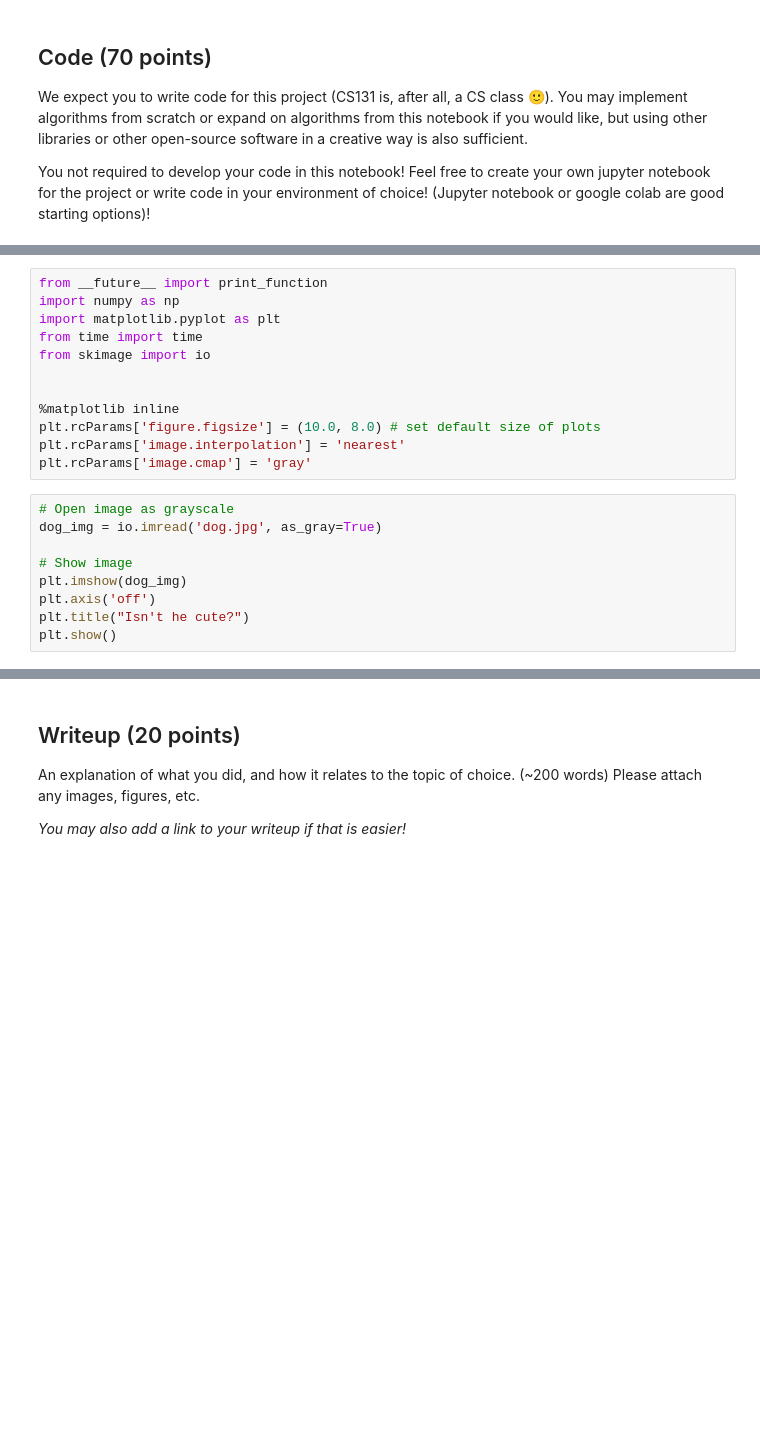
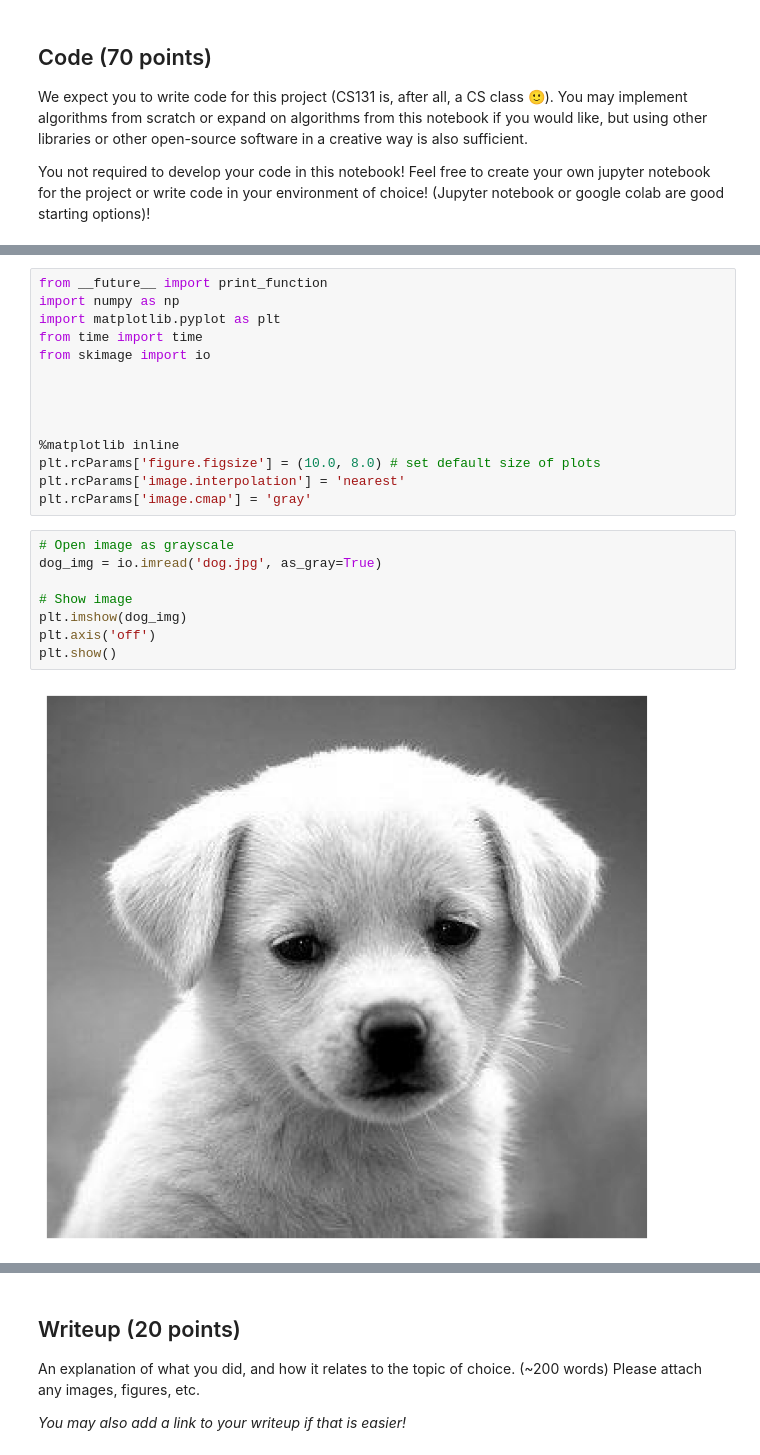
Before and after one commit to gaoruosong/CS131_release, a Jupyter notebook: spring_2026/project1_release/option_A/option_a_exploration.ipynb, the cells around one changed output, grey strips where cells are left out. Cells and saved outputs as stored; diff of their text form; blank space fills up the shorter version.

```diff
--- a/spring_2026/project1_release/option_A/option_a_exploration.ipynb
+++ b/spring_2026/project1_release/option_A/option_a_exploration.ipynb
@@ -38,6 +50,8 @@ from time import time
 from skimage import io
 
 
+
+
 %matplotlib inline
 plt.rcParams['figure.figsize'] = (10.0, 8.0) # set default size of plots
 plt.rcParams['image.interpolation'] = 'nearest'
@@ -45,9 +59,10 @@ plt.rcParams['image.cmap'] = 'gray'
 # %%
 # Open image as grayscale
 dog_img = io.imread('dog.jpg', as_gray=True)
 
 # Show image
 plt.imshow(dog_img)
 plt.axis('off')
-plt.title("Isn't he cute?")
 plt.show()
+# %% [output]
+[figure, added]
```
Also changed, not shown: parts of 5 cells of this notebook.
